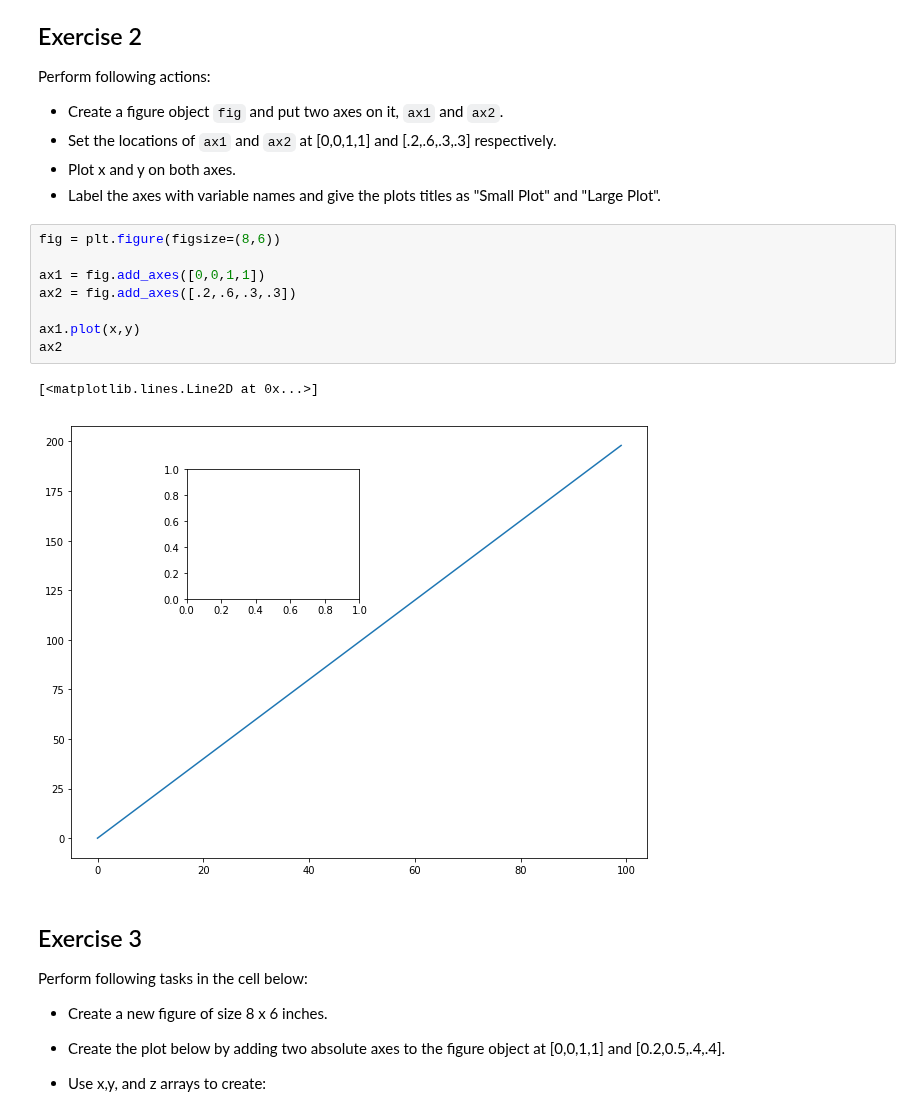
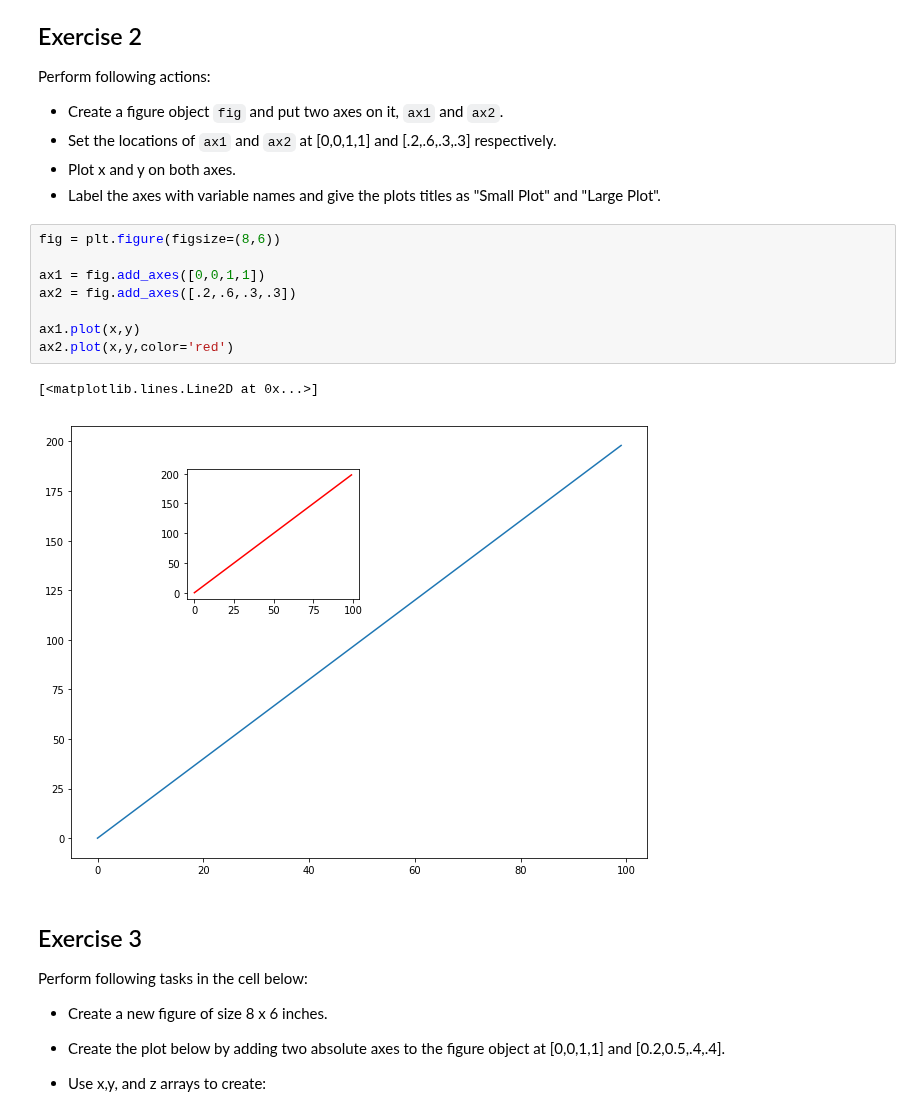
Before and after one commit to slieb74/dsc-1-03-13-customizing-visualizations-with-matplotlib-lab-nyc-career-ds-062518, a Jupyter notebook: index.ipynb, the cells around one changed output. Saved outputs shown, nothing was run; the diff lists cells and outputs as text.

```diff
--- a/index.ipynb
+++ b/index.ipynb
@@ -87,14 +87,14 @@ Perform following actions:
 # %%
 fig = plt.figure(figsize=(8,6))
 
 ax1 = fig.add_axes([0,0,1,1])
 ax2 = fig.add_axes([.2,.6,.3,.3])
 
 ax1.plot(x,y)
-ax2
+ax2.plot(x,y,color='red')
 # %% [output]
 [<matplotlib.lines.Line2D at 0x...>]
-[figure, old version]
+[figure, new version]
 # %% [markdown]
 ## Exercise 3
 
```
